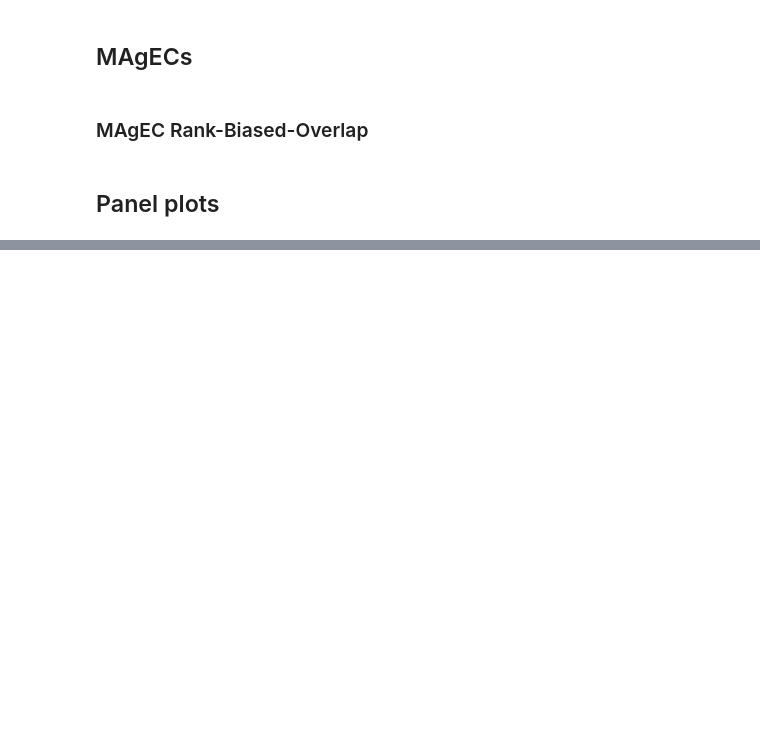
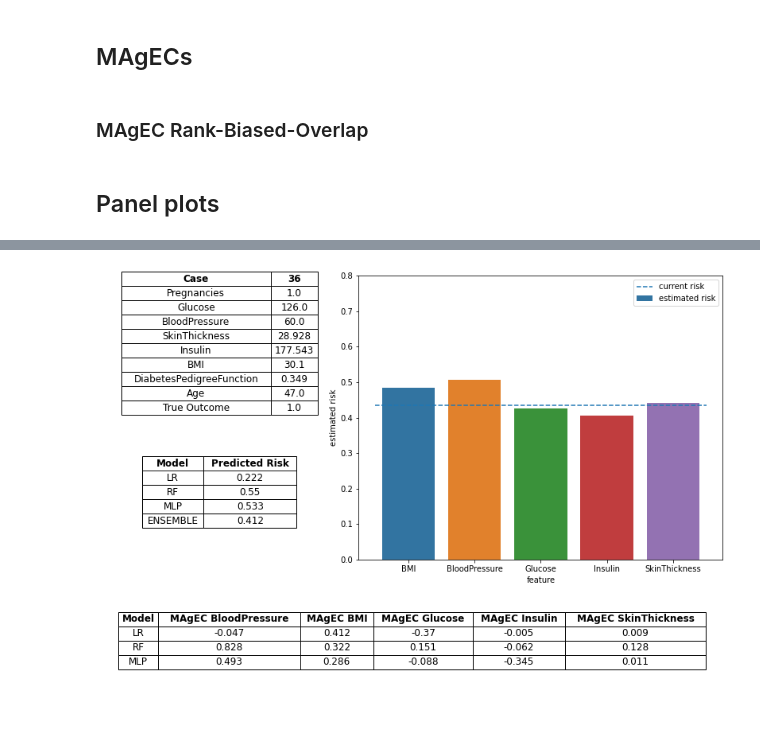
Before and after one commit to gstef80/MAgEC, a Jupyter notebook: PIMA_MAGEC_PRESENTATION.ipynb, the cells around one changed output, grey strips where cells are left out. Saved outputs shown, nothing was run; the diff lists cells and outputs as text; code cells hidden in the pictures; blank space fills up the shorter version.

```diff
--- a/PIMA_MAGEC_PRESENTATION.ipynb
+++ b/PIMA_MAGEC_PRESENTATION.ipynb
@@ -116,0 +117,5 @@ mg.panel_plot(x_train_p.columns, features, stsc, joined, consensus_auc, case)
+# %%
+case = 36
+mg.panel_plot(x_train.columns, features, stsc, joined, consensus_auc, case)
+# %% [output]
+[figure, added]
```
Also changed, not shown: parts of 4 cells of this notebook, 1 other file.
